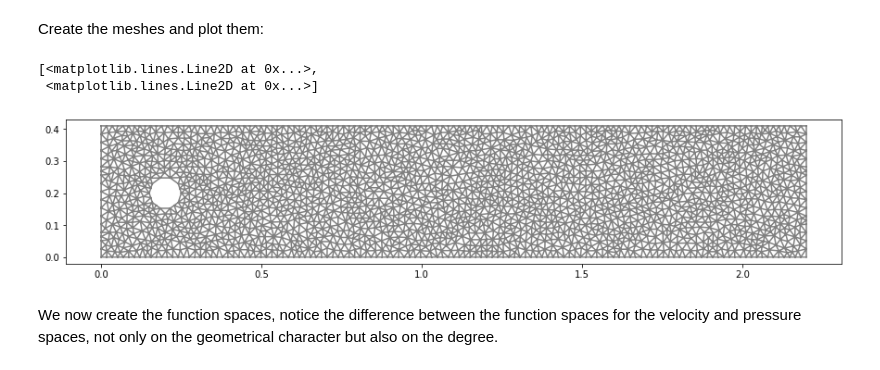
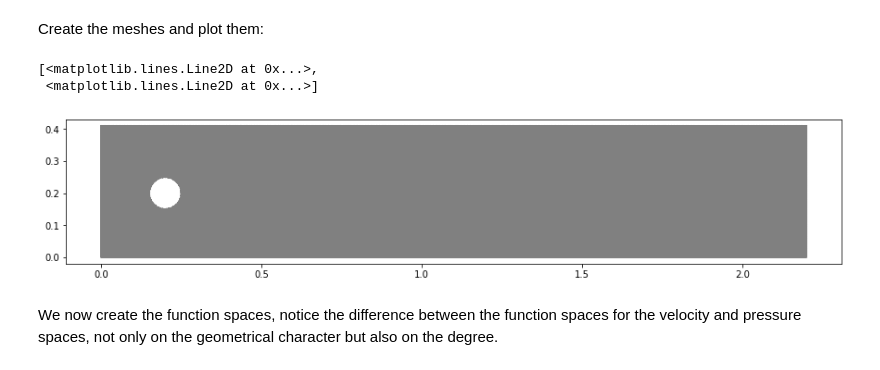
Before and after one commit to reula/Curso-Python, a Jupyter notebook: Fenics_tut/my_navier_stokes_cyl.ipynb, the cells around one changed output. Saved outputs shown, nothing was run; the diff lists cells and outputs as text; code cells hidden in the pictures.

```diff
--- a/Fenics_tut/my_navier_stokes_cyl.ipynb
+++ b/Fenics_tut/my_navier_stokes_cyl.ipynb
@@ -111,35 +111,35 @@ if chann:
     channel = Rectangle(Point(0, 0), Point(length, width))
     domain = channel
 
 elif jet:
     length = 2.
     width = 1.
 
     mesh = RectangleMesh(Point(0, 0), Point(length, width), 256, 256);
     #channel = Rectangle(Point(0, 0), Point(length, width))
     #domain = channel
 
 else:
     length = 2.2
     width = 0.41
     center_x = 0.2
     center_y = 0.2 #width / 2.
     radious = 0.05 #width / 4.
 
     channel = Rectangle(Point(0, 0), Point(length, width))
     cylinder = Circle(Point(center_x, center_y), radious)
     domain = channel - cylinder
 
 
-mesh = generate_mesh(domain, 64)
+mesh = generate_mesh(domain, 256)
 
 # Plot mesh
 plt.figure(figsize=(15,20))
 plot(mesh)
 # %% [output]
 [<matplotlib.lines.Line2D at 0x...>,
  <matplotlib.lines.Line2D at 0x...>]
-[figure, old version]
+[figure, new version]
 # %% [markdown]
 We now create the function spaces, notice the difference between the function spaces for the velocity and pressure spaces, not only on the geometrical character but also on the degree.
 # %%
```
Also changed, not shown: parts of 9 cells of this notebook, 4 other files.
